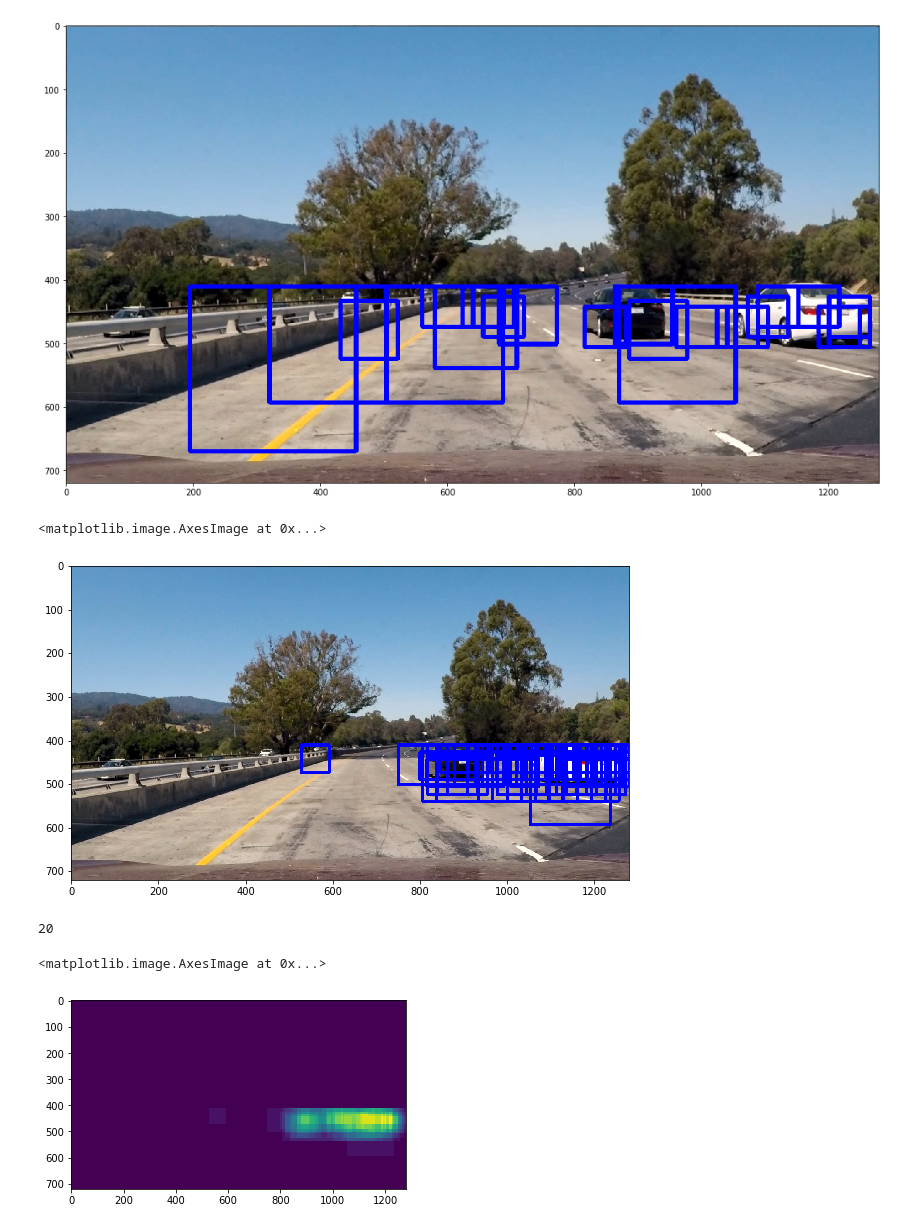
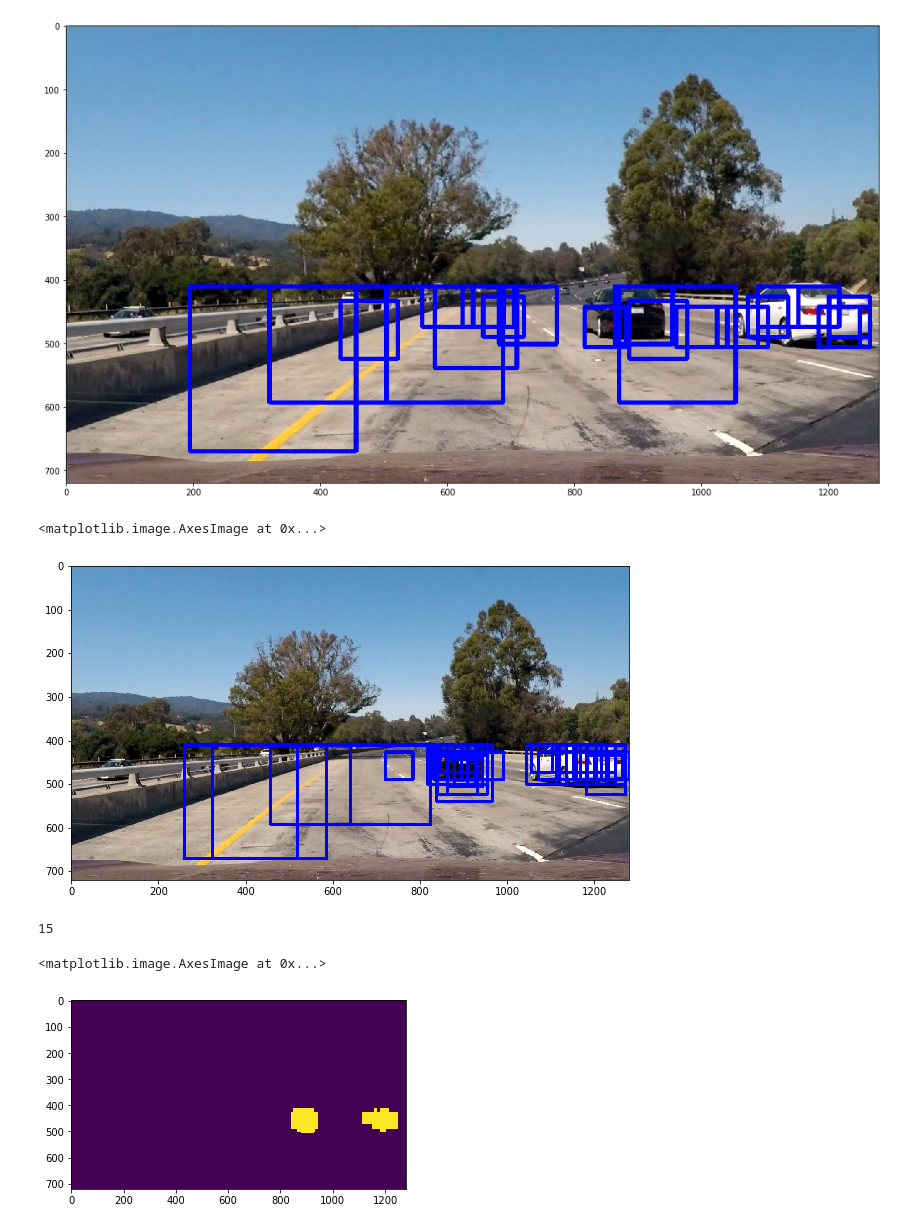
Before and after one commit to kerrickstaley/CarND-Vehicle-Detection, a Jupyter notebook: project.ipynb, the cells around one changed output. Cells and saved outputs as stored; diff of their text form; code cells hidden in the pictures.

```diff
--- a/project.ipynb
+++ b/project.ipynb
@@ -127,4 +146,4 @@ print(6*6*3*3*9)
 # %%
 %%time
-x = [FeatureExtractor(im).hog for im in vehicles_train + non_vehicles_train]
+x = [FeatureExtractor(im, use_ycrcb=True).hog for im in vehicles_train + non_vehicles_train]
 # %% [output]
@@ -246,14 +265,11 @@ class FrameProcessor(HogSettings):
     WINDOW_OVERLAP_CELLS = 2
     CELLS_PER_WINDOW = PIXELS_PER_WINDOW // HogSettings.PIXELS_PER_CELL
 
-    def __init__(self, path=None, img=None):
-        if (path is None) == (img is None):
-            raise Exception('must pass exactly one of path and img')
-
-        if path:
-            self.img = cv2.cvtColor(cv2.imread(path), cv2.COLOR_BGR2RGB)
+    def __init__(self, img_or_path):
+        if isinstance(img_or_path, str):
+            self.img = cv2.cvtColor(cv2.imread(img_or_path), cv2.COLOR_BGR2RGB)
         else:
-            self.img = img
+            self.img = img_or_path
 
     @cached_property
     def windows_old(self):
@@ -371,7 +387,7 @@ class FrameProcessor2(FrameProcessor):  # bad name, 🤷 ¯\_(ツ)_/¯ 🤷
 
     @cached_property
     def feature_extractors_per_scale(self):
-        return [FeatureExtractor(img=self.scaled_rois[i]) for i in range(self.NUM_SCALES)]
+        return [FeatureExtractor(self.scaled_rois[i]) for i in range(self.NUM_SCALES)]
 
     @cached_property
     def windows_with_cars(self):
@@ -383,36 +399,38 @@ class FrameProcessor2(FrameProcessor):  # bad name, 🤷 ¯\_(ツ)_/¯ 🤷
             if clf.predict([feat])[0]:
                 rv.append(w)
 
         return rv
 
     @cached_property
     def windows_with_cars_viz(self):
         rv = np.copy(self.img)
         for w in self.windows_with_cars:
             cv2.rectangle(
                 rv,
                 *w.bounding_box_px,
                 (0, 0, 255),
                 thickness=5,
             )
 
         return rv
 
     def hog_viz_for_window(self, idx):
         scale_num, min_block_x, min_block_y, max_block_x, max_block_y = self.windows[idx]
         return self.feature_extractors_per_scale[scale_num].hog_window_viz(
             min_block_x, min_block_y, max_block_x, max_block_y
         )
 
 fp = FrameProcessor2('test_images/test1.jpg')
 plt.figure(figsize=(10, 20))
 #plt.imshow(fp.hog_viz_for_window(257))
 plt.imshow(fp.windows_with_cars_viz)
 # %% [output]
 <matplotlib.image.AxesImage at 0x...>
-[figure, old version]
+[figure, new version]
 # %%
 class FrameProcessor3(FrameProcessor2):
+    THRESHOLD = 5
+
     @cached_property
     def heatmap(self):
         rv = np.zeros(self.img.shape[:-1], dtype=np.uint32)
@@ -423,14 +441,19 @@ class FrameProcessor3(FrameProcessor2):
         return rv
 
     @cached_property
+    def heatmap_threshold(self):
+        return (self.heatmap >= self.THRESHOLD).astype(np.uint8)
+
+    @cached_property
     def heatmap_viz(self):
         return (self.heatmap * 255 // np.max(self.heatmap)).astype(np.uint8)
 
 
+
 fp = FrameProcessor3('test_images/test1.jpg')
 print(np.max(fp.heatmap))
-plt.imshow(fp.heatmap_viz)
+plt.imshow(fp.heatmap_threshold)
 # %% [output]
-20
+15
 <matplotlib.image.AxesImage at 0x...>
-[figure, old version]
+[figure, new version]
```
Also changed, not shown: parts of 9 cells of this notebook.
